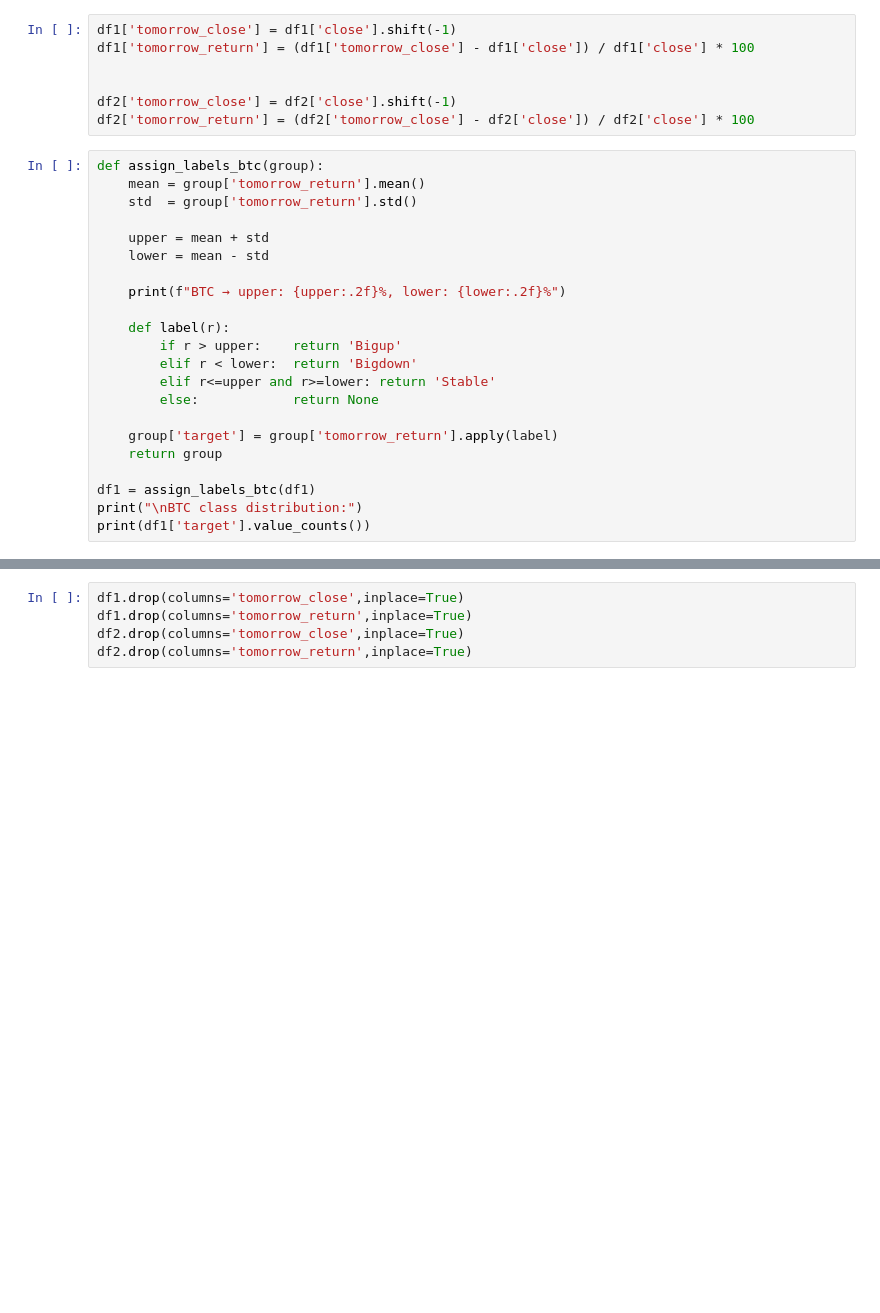
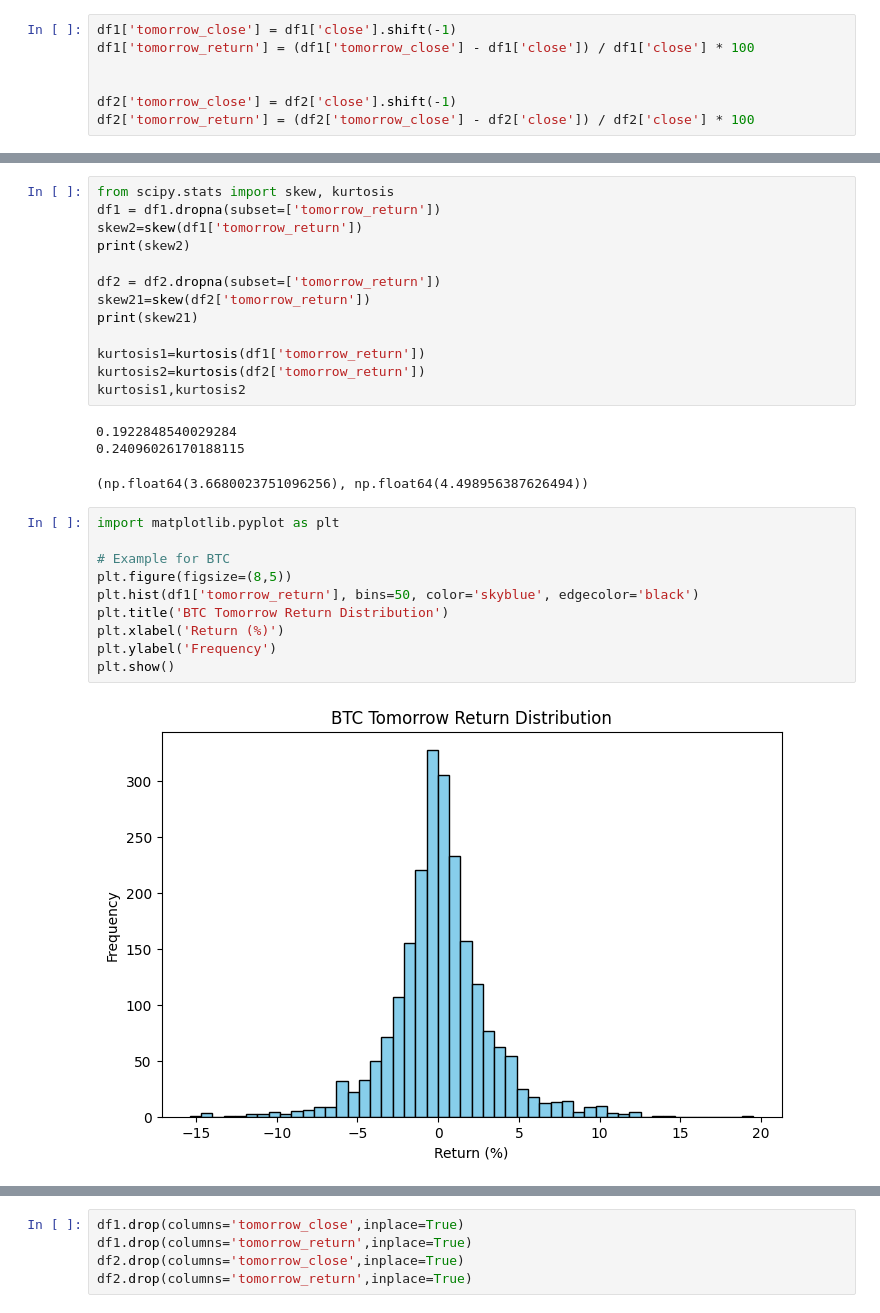
Before and after one commit to Ibrahimtech821/crypto_currency, a Jupyter notebook: project.ipynb, the cells around one changed output, grey strips where cells are left out. Cells and saved outputs as stored; diff of their text form; blank space fills up the shorter version.

```diff
--- a/project.ipynb
+++ b/project.ipynb
@@ -293,25 +293,3 @@ df1['tomorrow_return'] = (df1['tomorrow_close'] - df1['close']) / df1['close'] *
 
 df2['tomorrow_close'] = df2['close'].shift(-1)
 df2['tomorrow_return'] = (df2['tomorrow_close'] - df2['close']) / df2['close'] * 100
-# %%
-def assign_labels_btc(group):
-    mean = group['tomorrow_return'].mean()
-    std  = group['tomorrow_return'].std()
-
-    upper = mean + std
-    lower = mean - std
-
-    print(f"BTC → upper: {upper:.2f}%, lower: {lower:.2f}%")
-
-    def label(r):
-        if r > upper:    return 'Bigup'
-        elif r < lower:  return 'Bigdown'
-        elif r<=upper and r>=lower: return 'Stable'
-        else:            return None
-
-    group['target'] = group['tomorrow_return'].apply(label)
-    return group
-
-df1 = assign_labels_btc(df1)
-print("\nBTC class distribution:")
-print(df1['target'].value_counts())
@@ -357,0 +305,29 @@ Name: count, dtype: int64
+# %%
+from scipy.stats import skew, kurtosis
+df1 = df1.dropna(subset=['tomorrow_return'])
+skew2=skew(df1['tomorrow_return'])
+print(skew2)
+
+df2 = df2.dropna(subset=['tomorrow_return'])
+skew21=skew(df2['tomorrow_return'])
+print(skew21)
+
+kurtosis1=kurtosis(df1['tomorrow_return'])
+kurtosis2=kurtosis(df2['tomorrow_return'])
+kurtosis1,kurtosis2
+# %% [output]
+0.1922848540029284
+0.24096026170188115
+(np.float64(3.6680023751096256), np.float64(4.498956387626494))
+# %%
+import matplotlib.pyplot as plt
+
+# Example for BTC
+plt.figure(figsize=(8,5))
+plt.hist(df1['tomorrow_return'], bins=50, color='skyblue', edgecolor='black')
+plt.title('BTC Tomorrow Return Distribution')
+plt.xlabel('Return (%)')
+plt.ylabel('Frequency')
+plt.show()
+# %% [output]
+[figure, added]
```
Also changed, not shown: parts of 17 cells of this notebook, 1 other file.
